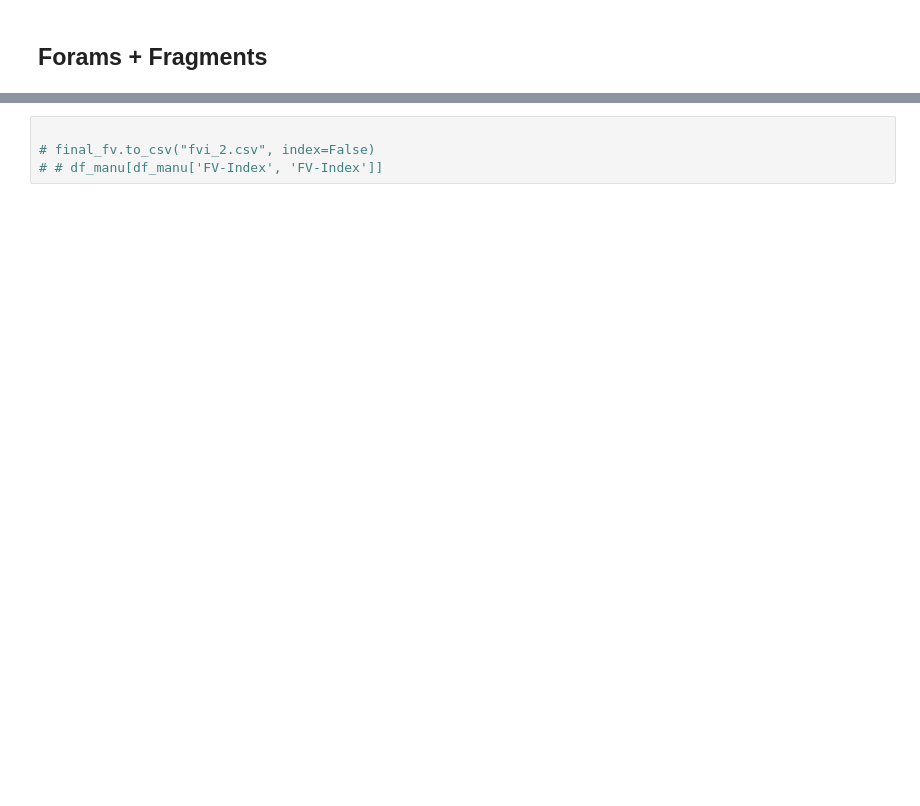
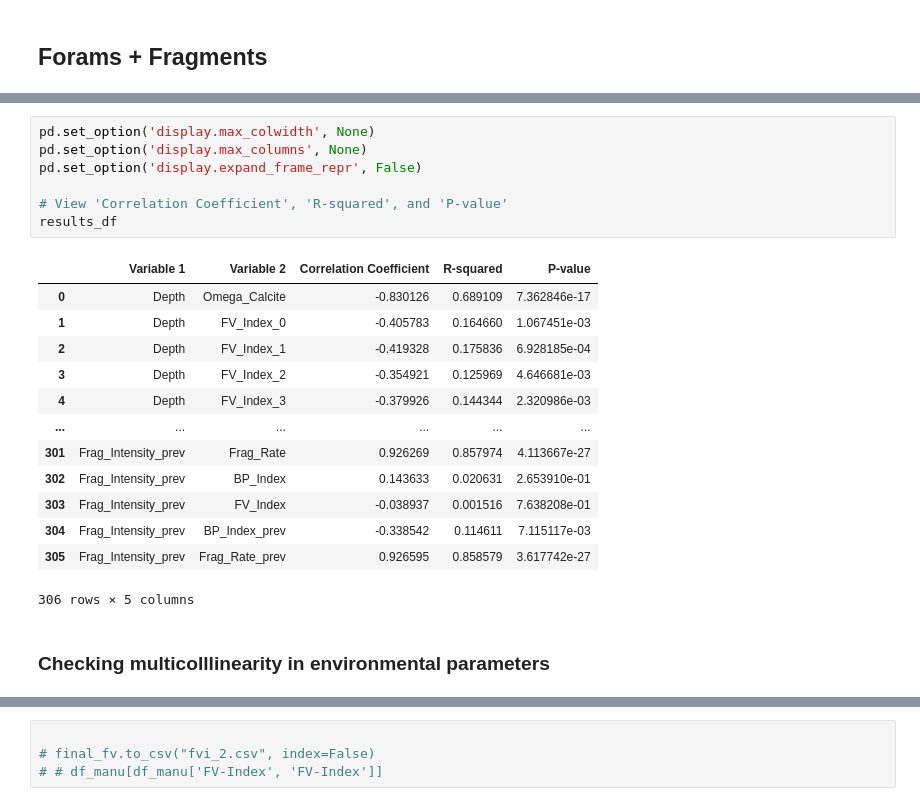
Before and after one commit to MichAdebayo/Dissolution-proxy-manuscript, a Jupyter notebook: manuscript.ipynb, the cells around one changed output, grey strips where cells are left out. Saved outputs shown, nothing was run; the diff lists cells and outputs as text; blank space fills up the shorter version.

```diff
--- a/manuscript.ipynb
+++ b/manuscript.ipynb
@@ -742,0 +649,23 @@ Depth (m)            1.000000           -0.830126
+# %%
+pd.set_option('display.max_colwidth', None)
+pd.set_option('display.max_columns', None)
+pd.set_option('display.expand_frame_repr', False)
+
+# View 'Correlation Coefficient', 'R-squared', and 'P-value'
+results_df
+# %% [output]
+|  | Variable 1 | Variable 2 | Correlation Coefficient | R-squared | P-value |
+| 0 | Depth | Omega_Calcite | -0.830126 | 0.689109 | 7.362846e-17 |
+| 1 | Depth | FV_Index_0 | -0.405783 | 0.164660 | 1.067451e-03 |
+| 2 | Depth | FV_Index_1 | -0.419328 | 0.175836 | 6.928185e-04 |
+| 3 | Depth | FV_Index_2 | -0.354921 | 0.125969 | 4.646681e-03 |
+| 4 | Depth | FV_Index_3 | -0.379926 | 0.144344 | 2.320986e-03 |
+| ... | ... | ... | ... | ... | ... |
+| 301 | Frag_Intensity_prev | Frag_Rate | 0.926269 | 0.857974 | 4.113667e-27 |
+| 302 | Frag_Intensity_prev | BP_Index | 0.143633 | 0.020631 | 2.653910e-01 |
+| 303 | Frag_Intensity_prev | FV_Index | -0.038937 | 0.001516 | 7.638208e-01 |
+| 304 | Frag_Intensity_prev | BP_Index_prev | -0.338542 | 0.114611 | 7.115117e-03 |
+| 305 | Frag_Intensity_prev | Frag_Rate_prev | 0.926595 | 0.858579 | 3.617742e-27 |
+306 rows × 5 columns
+# %% [markdown]
+### Checking multicolllinearity in environmental parameters
```
Also changed, not shown: parts of 61 cells of this notebook.
